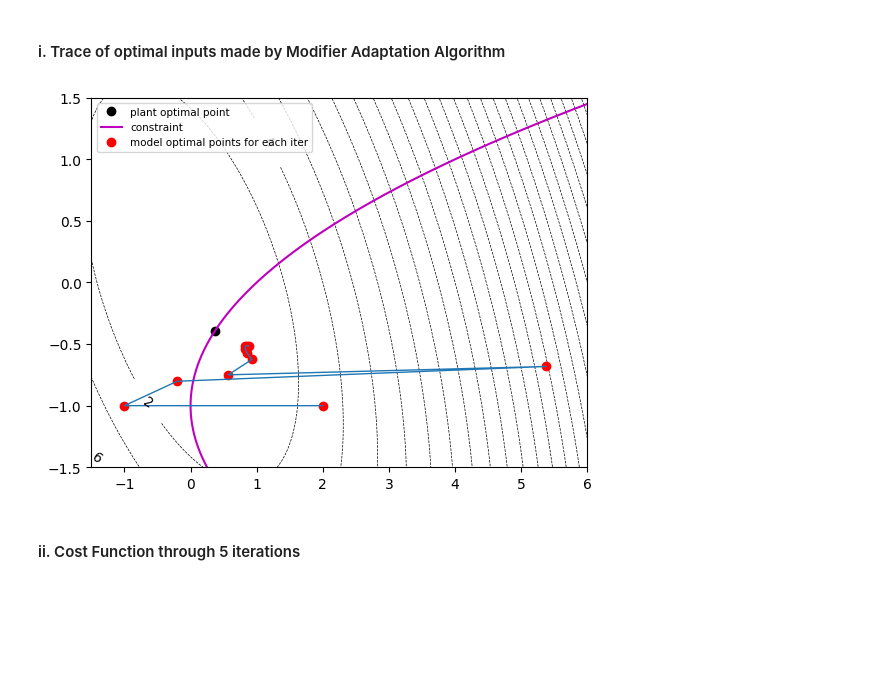
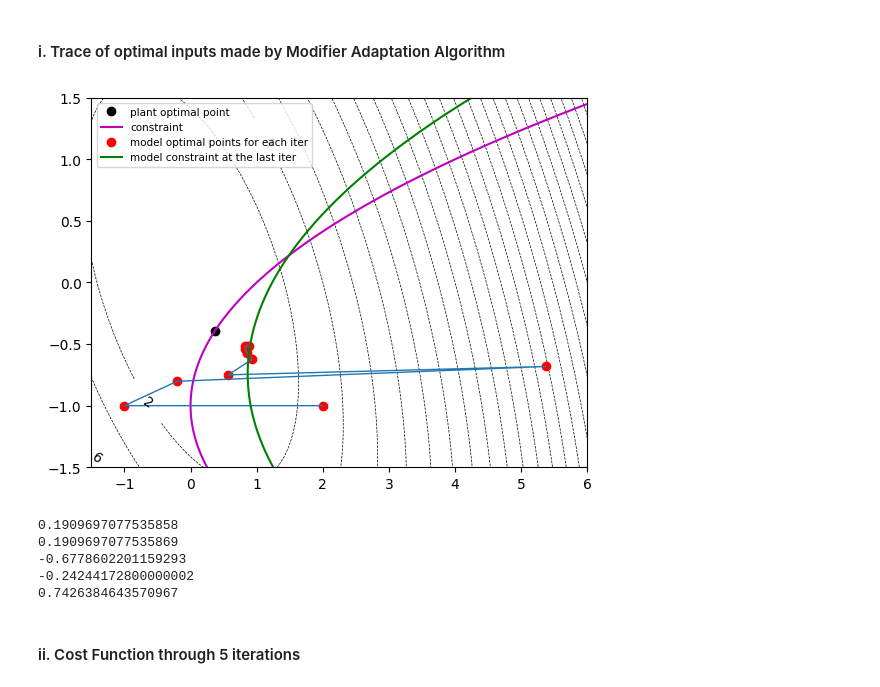
Before and after one commit to dleeim/Safe-Bayesian-Optimization, a Jupyter notebook: Benoit_Problem(Modifier_Adaptation).ipynb, the cells around one changed output. Cells and saved outputs as stored; diff of their text form; code cells hidden in the pictures; blank space fills up the shorter version.

```diff
--- a/Benoit_Problem(Modifier_Adaptation).ipynb
+++ b/Benoit_Problem(Modifier_Adaptation).ipynb
@@ -339,15 +349,28 @@ for i in range(10):
 # %%
 plant_drawing(is_constraint=False,is_tight_constraint=True)
 plt.plot(data['u_0'],data['u_1'], 'ro',)
 plt.plot(data['u_0'],data['u_1'], linestyle='-',linewidth=1,label='_nolegend_')
 delta = 0.01
+uc1 = np.arange(-2.5, 6.5, delta)
+uc0 = (0.5*uc1**2 + data['modifiers'][2][-1] - data['modifiers'][3][-1]*data['u_0'][-1]
+       + data['modifiers'][4][-1]*(uc1-data['u_1'][-1]) + 1)/(0.5 - data['modifiers'][3][-1])
+plt.plot(uc0,uc1,'g')
 plt.legend(["plant optimal point",
             "constraint",
-            'model optimal points for each iter'],
+            'model optimal points for each iter',
+            'model constraint at the last iter'],
                 fontsize = 7.5)
 plt.show()
+
+for i in range(5):
+    print(data['modifiers'][i][-1])
 # %% [output]
-[figure, old version]
+[figure, new version]
+0.1909697077535858
+0.1909697077535869
+-0.6778602201159293
+-0.24244172800000002
+0.7426384643570967
 # %% [markdown]
 #### ii. Cost Function through 5 iterations
 # %%
```
Also changed, not shown: parts of 3 cells of this notebook, 1 other file.
